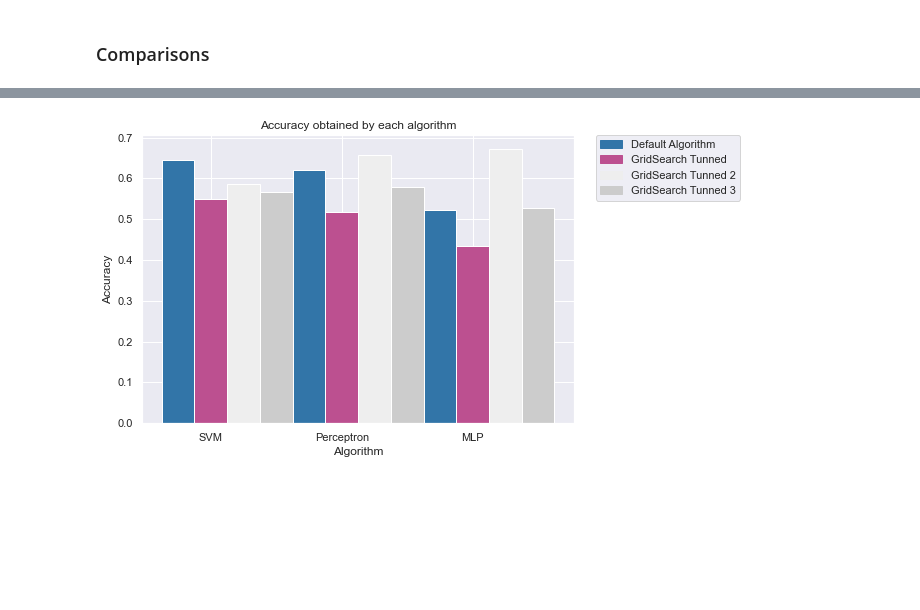
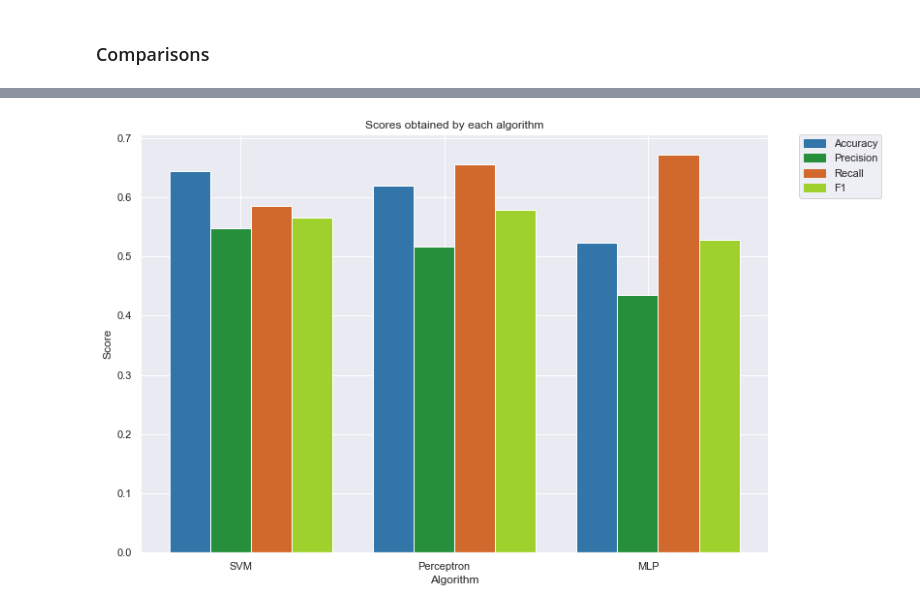
Before and after one commit to joaoDossena/MIEIC-IART, a Jupyter notebook: proj2 - Irony Detection/src/notebooks/Delivery.ipynb, the cells around one changed output, grey strips where cells are left out. Cells and saved outputs as stored; diff of their text form; code cells hidden in the pictures; blank space fills up the shorter version.

```diff
--- a/proj2 - Irony Detection/src/notebooks/Delivery.ipynb
+++ b/proj2 - Irony Detection/src/notebooks/Delivery.ipynb
@@ -657,36 +658,38 @@ print()
 # %%
 # print(confusion_matrix(y_test, y_pred))
 # print('Accuracy: ', accuracy_score(y_test, y_pred))
 # print('Precision: ', precision_score(y_test, y_pred))
 # print('Recall: ', recall_score(y_test, y_pred))
 # print('F1: ', f1_score(y_test, y_pred))
 
 data = [
             [accuracy_score(svc_y_test, svc_y_pred), accuracy_score(perceptron_y_test, perceptron_y_pred), accuracy_score(mlp_y_test, mlp_y_pred)],
             [precision_score(svc_y_test, svc_y_pred), precision_score(perceptron_y_test, perceptron_y_pred), precision_score(mlp_y_test, mlp_y_pred)],
             [recall_score(svc_y_test, svc_y_pred), recall_score(perceptron_y_test, perceptron_y_pred), recall_score(mlp_y_test, mlp_y_pred)],
             [f1_score(svc_y_test, svc_y_pred), f1_score(perceptron_y_test, perceptron_y_pred), f1_score(mlp_y_test, mlp_y_pred)]
        ]
 
 X = np.arange(3)
 fig = plt.figure()
-ax = fig.add_axes([0,0,1,1])
-ax.bar(X + 0.0, data[0], color = '#3275a8', width = 0.25)
-ax.bar(X + 0.25, data[1], color = '#bc5090', width = 0.25, tick_label=['SVM', 'Perceptron', 'MLP'])
-ax.bar(X + 0.50, data[2], color = '#eeeeee', width = 0.25)
-ax.bar(X + 0.75, data[3], color = '#cccccc', width = 0.25)
+ax = fig.add_axes([0,0,1.5,1.5])
+ax.bar(X + 0.0, data[0], color = '#3275a8', width = 0.2)
+ax.bar(X + 0.2, data[1], color = '#258f3c', width = 0.2)
+ax.bar(X + 0.40, data[2], color = '#d1682c', width = 0.2)
+ax.bar(X + 0.6, data[3], color = '#9fd12c', width = 0.2)
 
-default_patch = mpatches.Patch(color='#3275a8', label='Default Algorithm')
-tunned_patch = mpatches.Patch(color='#bc5090', label='GridSearch Tunned')
-tunned_patch_2 = mpatches.Patch(color='#eeeeee', label='GridSearch Tunned 2')
-tunned_patch_3 = mpatches.Patch(color='#cccccc', label='GridSearch Tunned 3')
+plt.xticks([0.25,1.25,2.25], ['SVM', 'Perceptron', 'MLP'])
+
+default_patch = mpatches.Patch(color='#3275a8', label='Accuracy')
+tunned_patch = mpatches.Patch(color='#258f3c', label='Precision')
+tunned_patch_2 = mpatches.Patch(color='#d1682c', label='Recall')
+tunned_patch_3 = mpatches.Patch(color='#9fd12c', label='F1')
 plt.legend(handles=[default_patch, tunned_patch, tunned_patch_2, tunned_patch_3], bbox_to_anchor=(1.05, 1), loc='upper left', borderaxespad=0.)
 # plt.ylim(0.3, 0.7) # y limits
 
 plt.xlabel("Algorithm")
 plt.ylabel("Score")
-plt.title("Accuracy obtained by each algorithm")
+plt.title("Scores obtained by each algorithm")
 
 print()
 # %% [output]
-[figure, old version]
+[figure, new version]
```
Also changed, not shown: parts of 3 cells of this notebook.
